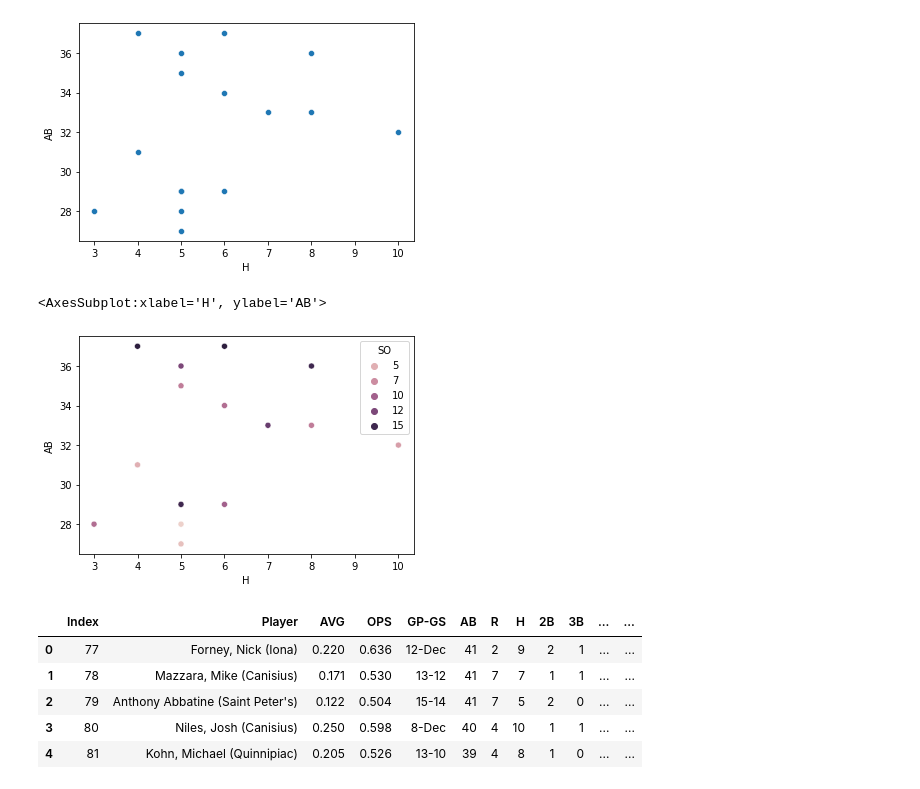
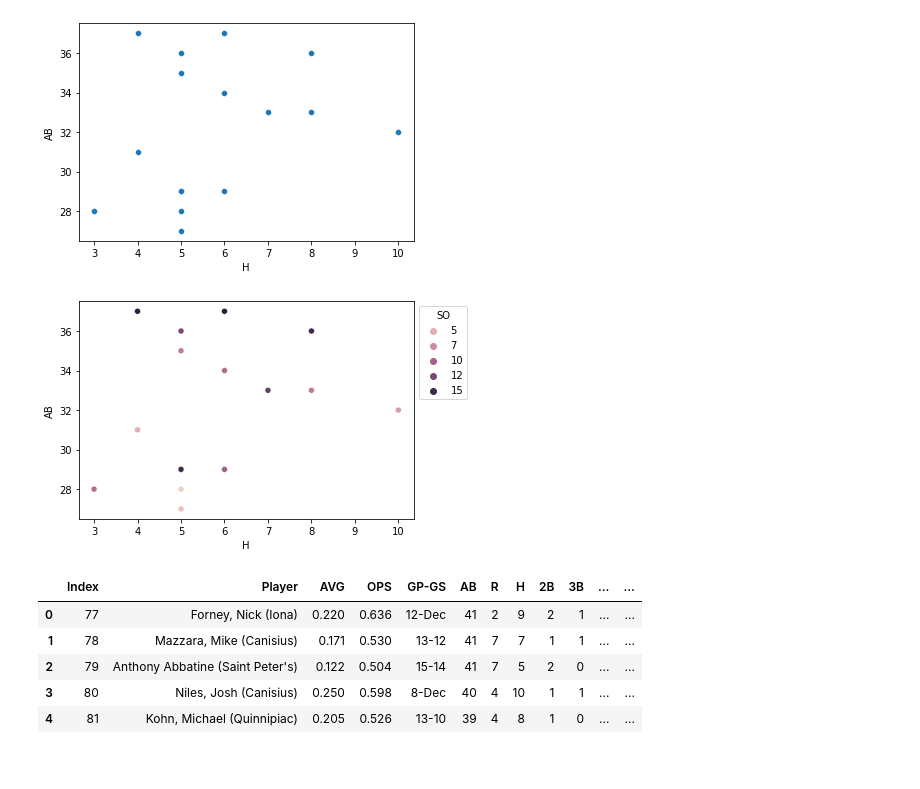
Before and after one commit to MicahlDeRosa/Baseball_stats, a Jupyter notebook: Untitled-1.ipynb, the cells around one changed output. Drawn from its saved outputs; the diff is of its cells as text; code cells hidden in the pictures.

```diff
--- a/Untitled-1.ipynb
+++ b/Untitled-1.ipynb
@@ -53,10 +53,10 @@ sb.scatterplot(data=df, x = "H", y ='AB')
 [figure]
 # %%
 #using from previous scatter plot...using a hue of SO(Strike Outs)
-sb.scatterplot(data=df, x = "H", y ='AB', hue='SO')
+scatterplot = sb.scatterplot(data=df, x = "H", y ='AB', hue='SO')
+sb.move_legend(scatterplot, "upper left", bbox_to_anchor=(1, 1))
 # %% [output]
-<AxesSubplot:xlabel='H', ylabel='AB'>
-[figure, old version]
+[figure, new version]
 # %%
 #Loading updated stats
 import pandas as pd
```
Also changed, not shown: parts of 5 cells of this notebook.
